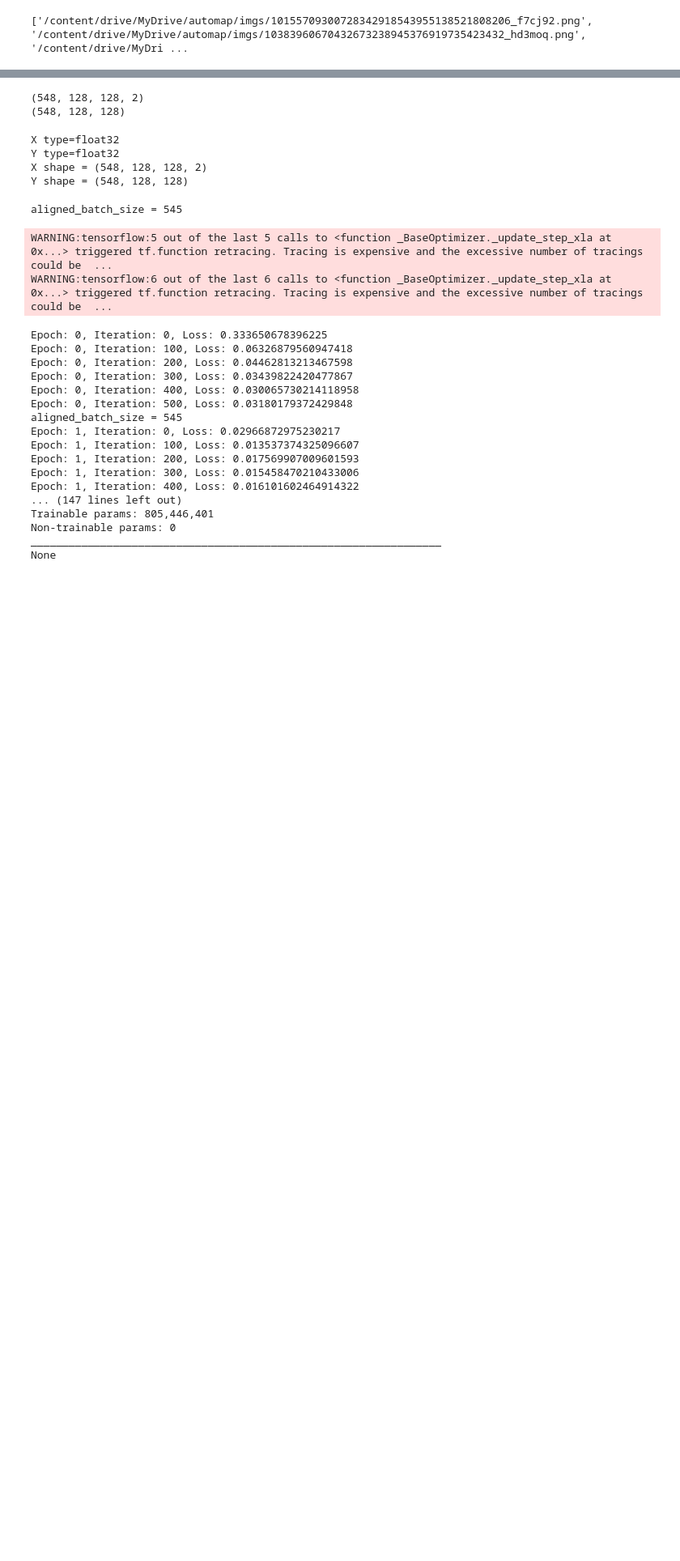
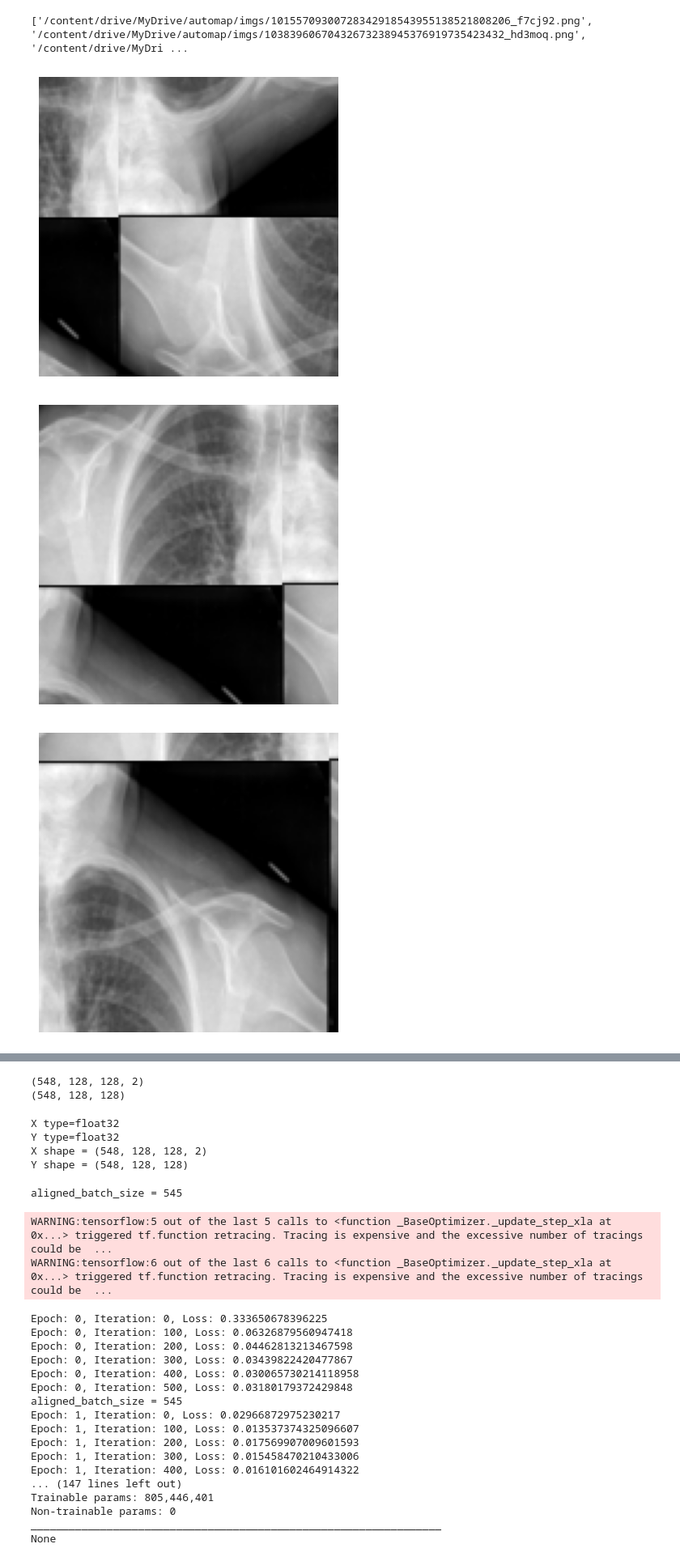
Before and after one commit to AK18k/auto_map, a Jupyter notebook: AUTOMAP_notebook.ipynb, the cells around one changed output, grey strips where cells are left out. Shown at 81% size. Drawn from its saved outputs; the diff is of its cells as text; code cells hidden in the pictures; blank space fills up the shorter version.

```diff
--- a/AUTOMAP_notebook.ipynb
+++ b/AUTOMAP_notebook.ipynb
@@ -205,3 +224,62 @@ print(file_paths)
 #     img_real_imag = np.dstack((img_real, img_imag))  # (im_size1, im_size2, 2)
 
 #     return img_real_imag
+# %%
+# import torch
+# from torchvision.transforms import functional as F
+# from torchvision.transforms import RandomCrop
+# import PIL.Image as Image
+# import numpy as np
+
+class SymmetricTiling:
+    def __init__(self, size=128, num_crops=10):
+        self.size = size
+        self.random_crop = RandomCrop(size)
+        self.num_crops = num_crops
+
+    def __call__(self, img):
+        # Symmetrically tile the image
+        top_bottom_flip = F.hflip(img)
+        tiled_img = torch.cat((img, top_bottom_flip), dim=1)
+        left_right_flip = F.vflip(tiled_img)
+        tiled_img = torch.cat((tiled_img, left_right_flip), dim=2)
+
+        # Random 128x128 cropping 10 times
+        crops = []
+        for _ in range(self.num_crops):
+            crops.append(self.random_crop(tiled_img))
+
+        return crops
+
+# Assuming you're working with PIL Image, if not convert your image to PIL Image
+img_path = "/content/drive/MyDrive/automap/img_tiles/file_0_tile_0.png"
+img = Image.open(img_path)
+
+# image = tf.io.read_file(img_path)
+
+# Decode the image
+# image = tf.image.decode_image(image, channels=1)
+
+# Convert the image to float values between 0 and 1
+# image = tf.image.convert_image_dtype(image, tf.float32)
+
+
+
+# Convert PIL Image to tensor
+img_tensor = F.to_tensor(img)
+
+# Create the augmentor and apply
+augmentor = SymmetricTiling()
+augmented_tensors = augmentor(img_tensor)
+
+for augmented_tensor in augmented_tensors:
+  # Convert tensor back to PIL Image for visualization (if needed)
+  augmented_img = F.to_pil_image(augmented_tensor)
+
+  plt.imshow(augmented_img)
+  plt.axis('off')  # Turn off the axis numbers
+  plt.show()
+# %% [output]
+[figure, added]
+[figure, added]
+[figure, added]
```
Also changed, not shown: parts of 5 cells of this notebook.
